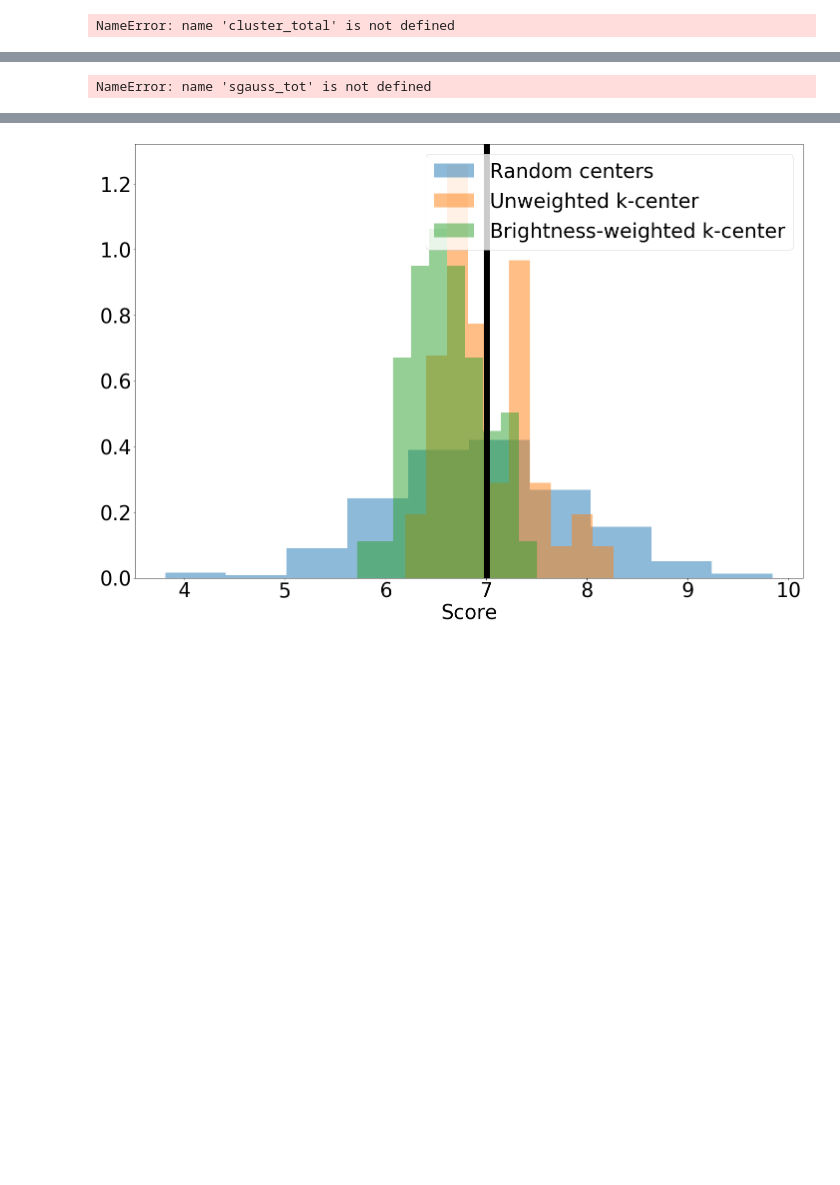
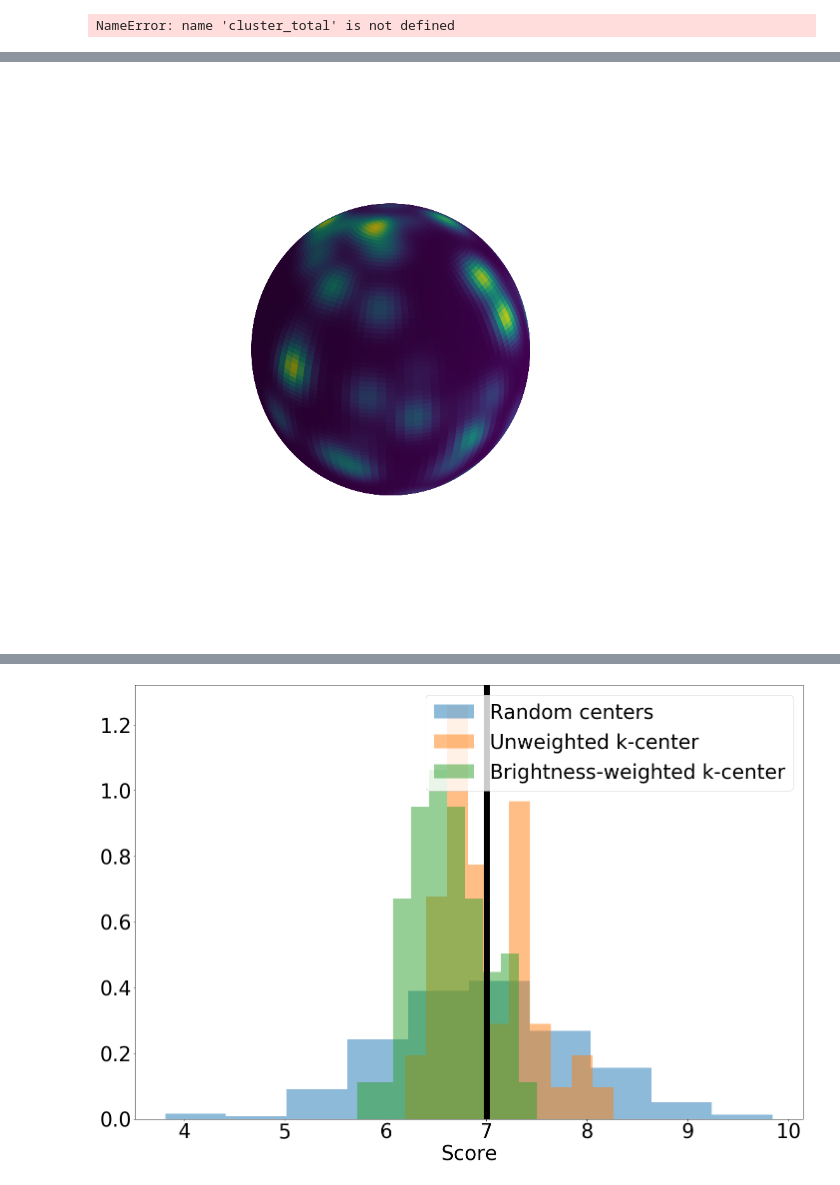
Before and after one commit to christiangil/spherical-clustering-for-constellations, a Jupyter notebook: project_notebook.ipynb, the cells around one changed output, grey strips where cells are left out. Drawn from its saved outputs; the diff is of its cells as text; code cells hidden in the pictures; blank space fills up the shorter version.

```diff
--- a/project_notebook.ipynb
+++ b/project_notebook.ipynb
@@ -208,7 +202,7 @@ if animate:
     # plot normal constellation centers
     # ax.scatter(bump * true_centers[:, 0], bump * true_centers[:, 1], bump * true_centers[:, 2], marker='X', c="r", s=size, zorder=2)
 
-    ax.set_title('K-center clustering with %d constellations'%n_const, , fontsize=40)
+    ax.set_title('K-center clustering with %d constellations'%n_const, fontsize=40)
 
     # turn off axes and show plot
     ax.set_axis_off()
@@ -268,7 +260,7 @@ for i in range(fine):
 fcolors = pf.normalize(fcolors)
 
 # initialize plot
-fig, ax = init_3D_figure()
+fig, ax = pf.init_3D_figure()
 
 # plot surface
 ax.plot_surface(test[0, :, :], test[1, :, :], test[2, :, :],  rstride=1, cstride=1, facecolors=cm.viridis(fcolors))
@@ -281,34 +273,34 @@ if animate:
 
     # set how fast the plot rotates
     ani_coarseness=3
 
     # for each angle
     for angle in range(0, int(360/ani_coarseness)):
 
         # rotate and redraw plot
         ax.view_init(30, ani_coarseness*angle)
         plt.draw()
 
         # set a pause so nothing weird happens
         plt.pause(.001)
 
         # show and save the plot frame
         fig = plt.gcf()
         fig.savefig("gifs/heur/heur_%d.png"%angle, bbox_inches="tight")
 
     # open all of the images
     images=[]
     for angle in range(0, int(360/ani_coarseness)):
         images.append(Image.open("gifs/heur/heur_%d.png"%angle))
 
     # combine the images into a gif
     images[0].save('gifs/heur/anitest.gif',
                    save_all=True,
                    append_images=images[1:],
                    duration=50,
                    loop=0)
 # %% [output]
-NameError: name 'sgauss_tot' is not defined
+[figure, added]
 # %%
 # random draw score bootstrap and histogram
 plot_size = 1
```
Also changed, not shown: parts of 4 cells of this notebook, 1 other file.
